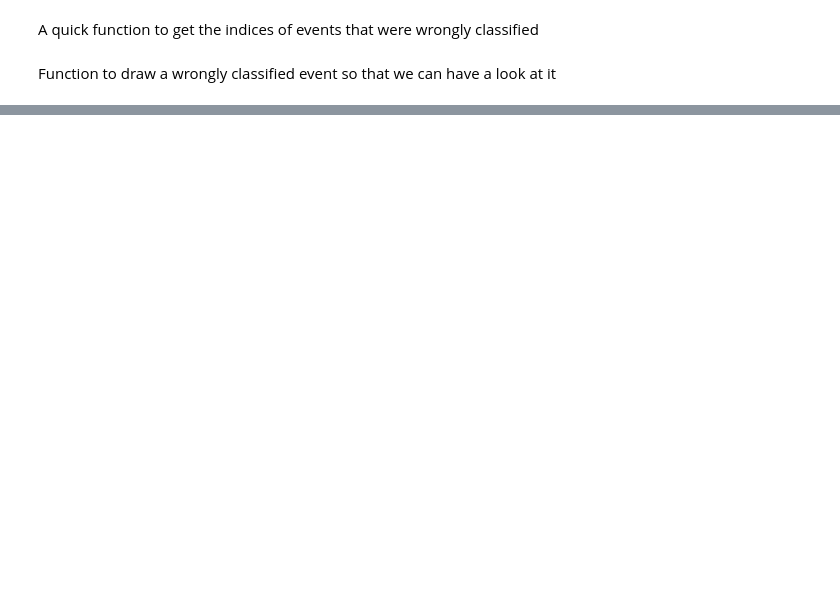
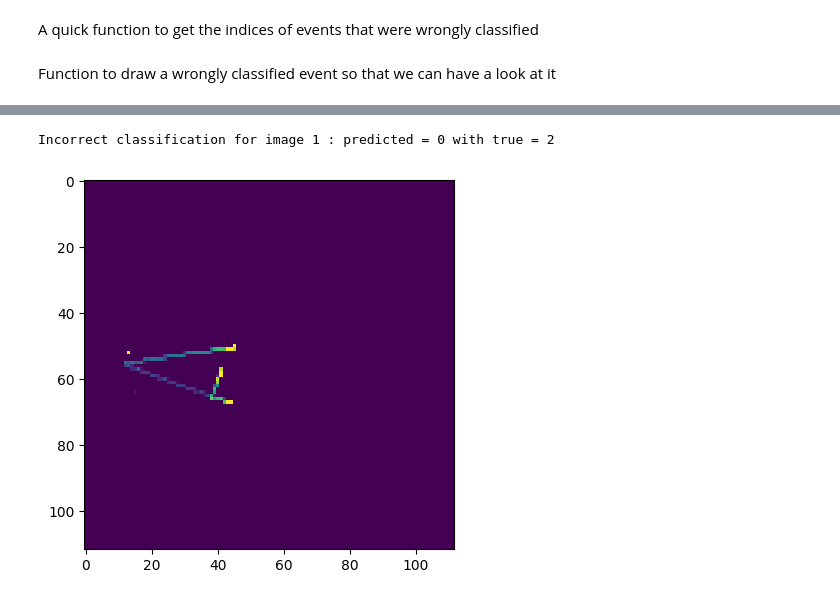
Before and after one commit to mattiasotgia/LArDLVertexing, a Jupyter notebook: lhw_larsoft_workshop_2024_neutrino_classification.ipynb, the cells around one changed output, grey strips where cells are left out. Drawn from its saved outputs; the diff is of its cells as text; code cells hidden in the pictures; blank space fills up the shorter version.

```diff
--- a/lhw_larsoft_workshop_2024_neutrino_classification.ipynb
+++ b/lhw_larsoft_workshop_2024_neutrino_classification.ipynb
@@ -119,10 +119,10 @@ x = tf.keras.layers.Conv2D(32, (3,3), activation='relu')(input_layer)
 # Second layer: 2D max pooling layer to downsample by a factor of 2 in both dimensions
 x = tf.keras.layers.MaxPooling2D((2,2))(x)
 # Third layer: dropout with 25% of neurons disabled
-x = None(...)(x)
+x = tf.keras.layers.Dropout(0.25)(x)
 # Fourth layer: flatten the output into 1D for input to a dense layer
-x = None(...)(x)
+x = tf.keras.layers.Flatten()(x)
 # Fifth layer: dense layer for classification into the number of classes
-x = None(...)(x)
+x = tf.keras.layers.Dense(3, activation='softmax')(x)
 cnn_model = keras.Model(input_layer, x)
 cnn_model.summary()
@@ -135,5 +155,5 @@ cnn_model.compile(optimizer=optimiser, loss=loss_fn, metrics=["accuracy"])
 # %% [markdown]
 Now let's train the CNN and see how it does
 # %%
-cnn_model.fit(train_ds, validation_data=val_ds, epochs=1,
+cnn_model.fit(train_ds, validation_data=val_ds, epochs=5,
           verbose=1, batch_size=batch_size)
@@ -176,3 +215,6 @@ incorrect_indices = get_incorrect_classifications(cnn_model, val_ds)
 # %%
 # Let's have a look at the failures
-draw_event(incorrect_indices, 0)
+draw_event(incorrect_indices, 1)
+# %% [output]
+Incorrect classification for image 1 : predicted = 0 with true = 2
+[figure, added]
```
Also changed, not shown: parts of 3 cells of this notebook.
